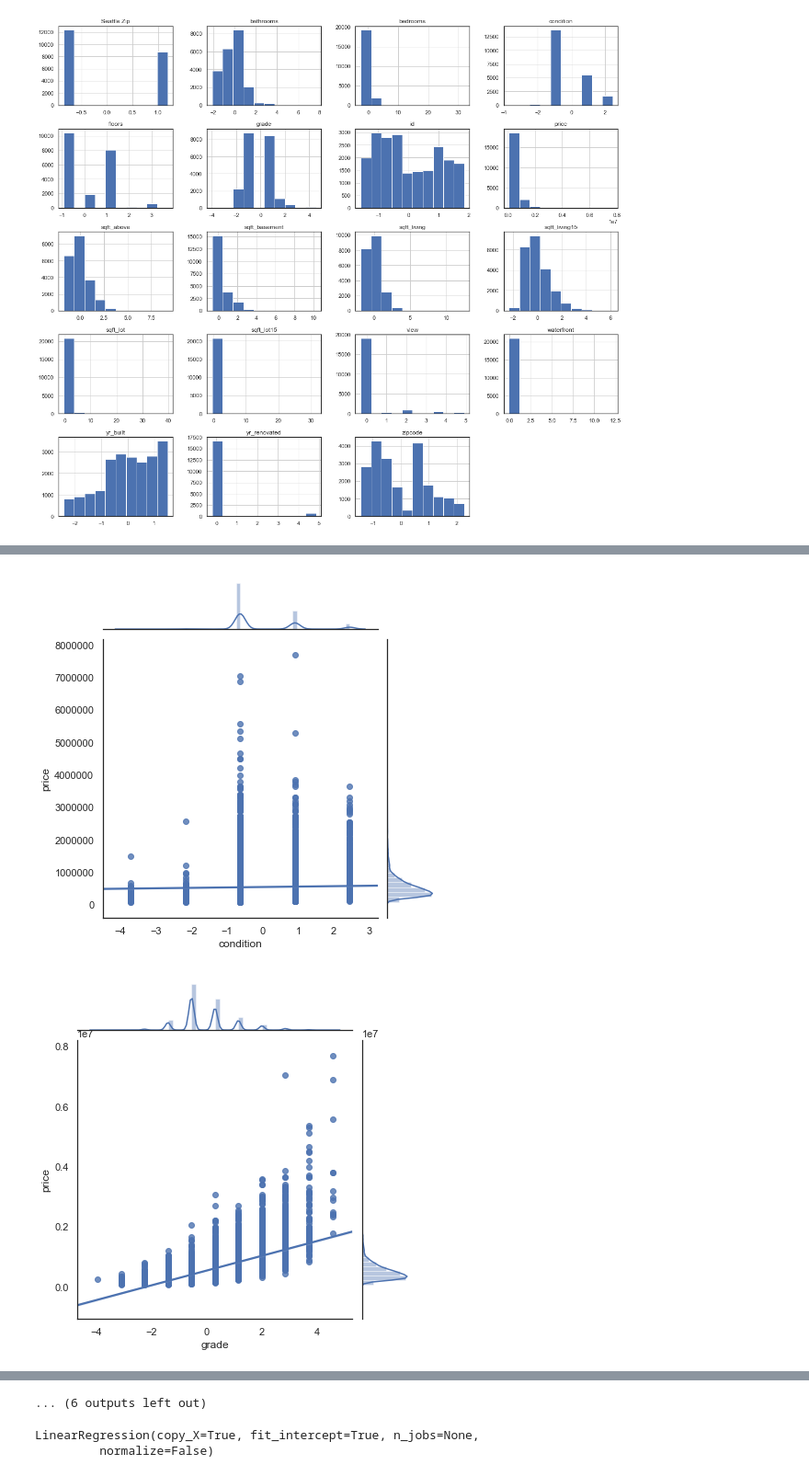
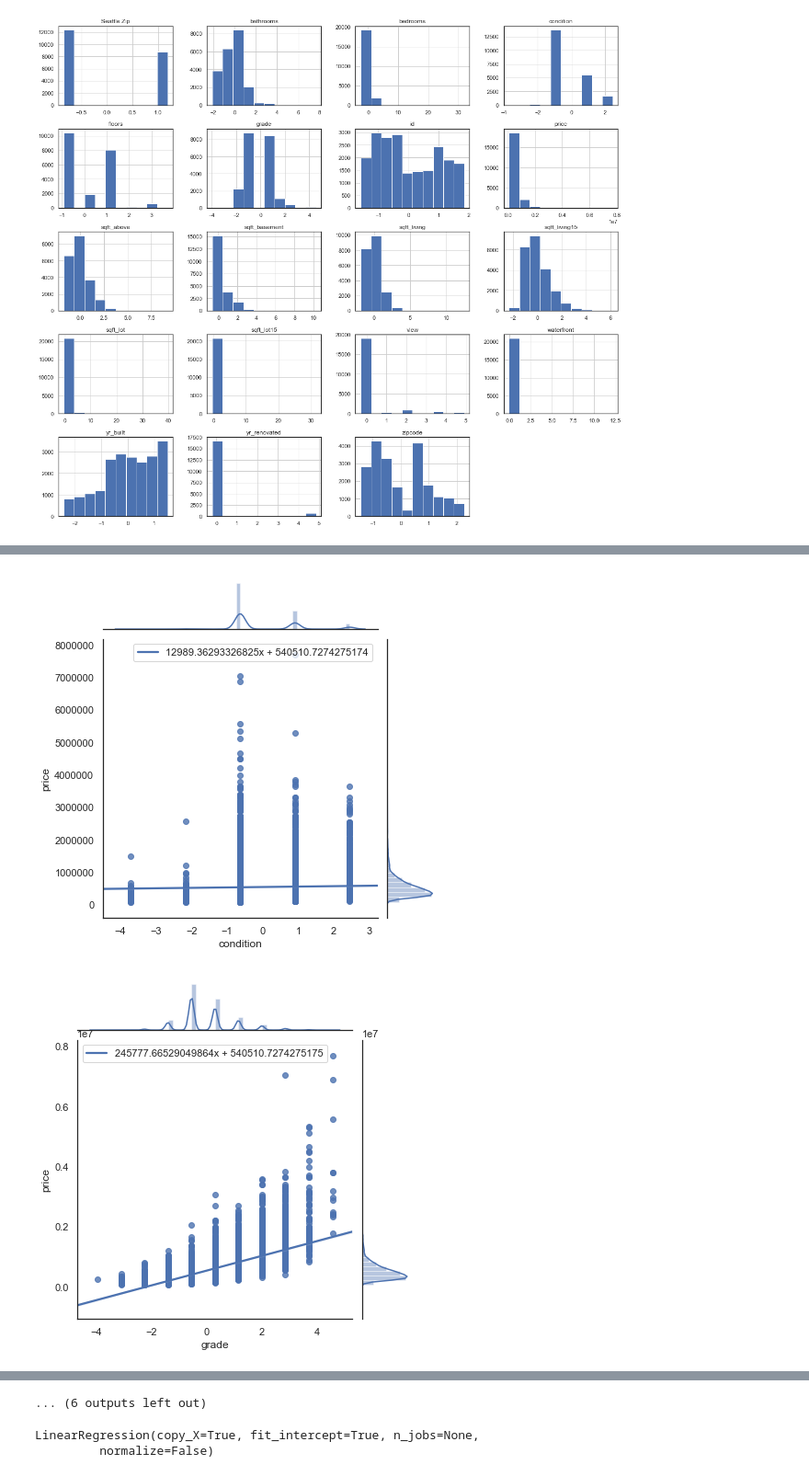
Before and after one commit to mandoiwanaga/dsc-1-final-project, a Jupyter notebook: project.ipynb, the cells around one changed output, grey strips where cells are left out. Shown at 92% size. Cells and saved outputs as stored; diff of their text form; code cells hidden in the pictures.

Commit message:
Add linear equations to graphs.

```diff
--- a/project.ipynb
+++ b/project.ipynb
@@ -198,10 +202,14 @@ df_norm.hist(figsize = (20, 18));
 # %% [output]
 [figure]
 # %%
+from scipy import stats
 for i in df_norm.columns:
     if i == 'price' or i == 'date':
         pass
     else:
-        sns.jointplot(x=df_norm[i], y=df_norm['price'], data=df_norm, kind='reg')
+        slope, intercept, r_value, p_value, std_err = stats.linregress(df_norm[i],df_norm['price'])
+        sns.jointplot(x=df_norm[i], y=df_norm['price'], data=df_norm, kind='reg',
+                      line_kws={'label':f'{slope}x + {intercept}'})
+        plt.legend()
         plt.show()
 # %% [output]
@@ -216,2 +224,2 @@ for i in df_norm.columns:
-[figure, old version]
+[figure, new version]
-[figure, old version]
+[figure, new version]
```
Also changed, not shown: parts of 15 cells of this notebook.
